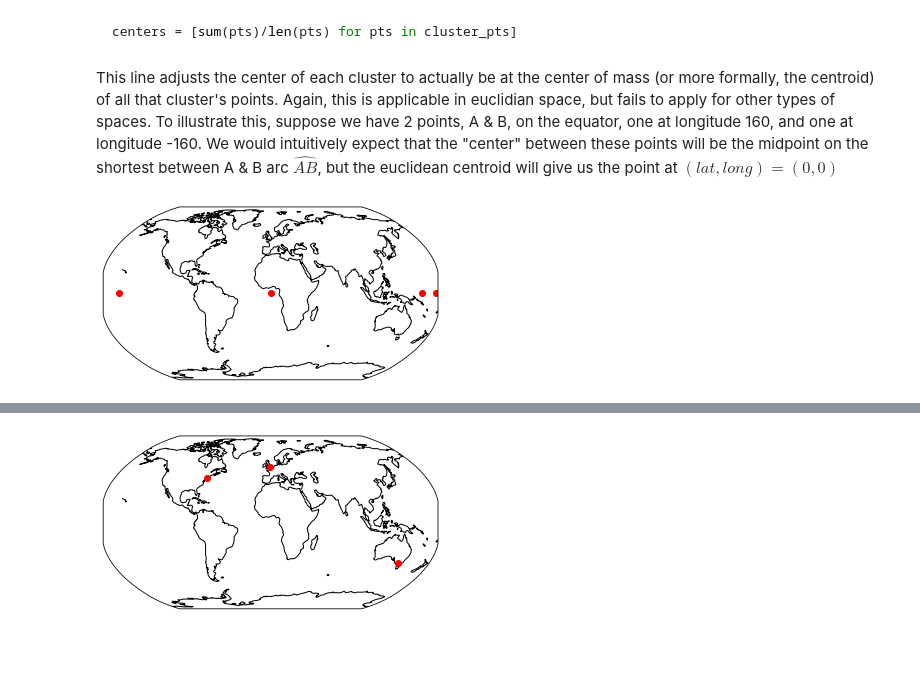
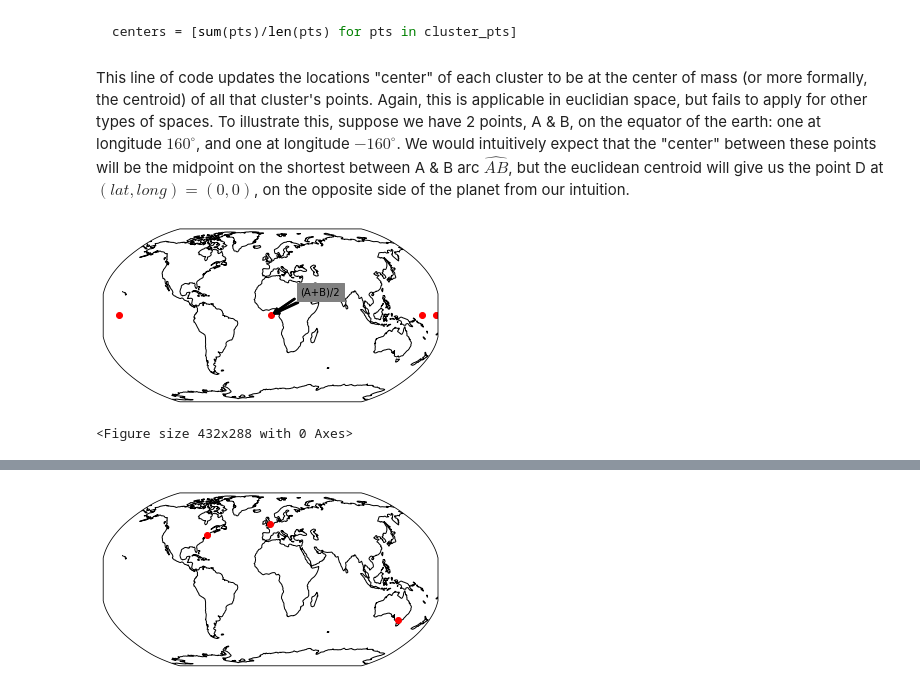
Before and after one commit to MaxwellWibert/CheatSheets, a Jupyter notebook: cheatsheet4.ipynb, the cells around one changed output, grey strips where cells are left out. Saved outputs shown, nothing was run; the diff lists cells and outputs as text; code cells hidden in the pictures; blank space fills up the shorter version.

````diff
--- a/cheatsheet4.ipynb
+++ b/cheatsheet4.ipynb
@@ -132,19 +161,42 @@ Also pay attention to the following line of code from the algorithm:
 centers = [sum(pts)/len(pts) for pts in cluster_pts]
 ```
 # %% [markdown]
-This line adjusts the center of each cluster to actually be at the center of mass (or more formally, the centroid) of all that cluster's points. Again, this is applicable in euclidian space, but fails to apply for other types of spaces. To illustrate this, suppose we have 2 points, A & B, on the equator, one at longitude 160, and one at longitude -160. We would intuitively expect that the "center" between these points will be the midpoint on the shortest between A & B arc $\widehat{AB}$, but the euclidean centroid will give us the point at $(lat,long)=(0,0)$
+This line of code updates the locations "center" of each cluster to be at the center of mass (or more formally, the centroid) of all that cluster's points. Again, this is applicable in euclidian space, but fails to apply for other types of spaces. To illustrate this, suppose we have 2 points, A & B, on the equator of the earth: one at longitude $160^{\circ}$, and one at longitude $-160^{\circ}$. We would intuitively expect that the "center" between these points will be the midpoint on the shortest between A & B arc $\widehat{AB}$, but the euclidean centroid will give us the point D at $(lat,long)=(0,0)$, on the opposite side of the planet from our intuition.
-# %%
-fig = plt.figure()
-ax = fig.add_subplot(1, 1, 1, projection=ccrs.Robinson())
-A = [0, -160]
-B = [0, 160]
-C = [0, 175] #should be [0, 180], but plot cuts off at edges
-D = [0, 0]
-lats = [coords[0] for coords in [A, B, C, D]]
-lngs = [coords[1] for coords in [A, B, C, D]]
-ax.coastlines()
-ax.plot(lngs, lats, "o", color="red", transform=ccrs.PlateCarree())
-ax.set_extent([-180, 180, -90, 90], crs=ccrs.PlateCarree())
-plt.show()
-# %% [output]
-[figure, removed]
+# %%
+import cartopy.crs as ccrs
+import matplotlib.pyplot as plt
+fig = plt.figure()
+ax = fig.add_subplot(1, 1, 1, projection=ccrs.Robinson())
+A = ['A', 0, -160]
+B = ['B', 0, 160]
+C = ['Center', 0, 175] #should be [0, 180], but plot cuts off at edges
+D = ['(A+B)/2', 0, 0]
+
+pt_data = [A, B, C, D]
+lats = [pt[1] for pt in pt_data]
+lngs = [pt[2] for pt in pt_data]
+
+
+
+for name, lng, lat in pt_data:
+    plt.plot(lng, lat, marker='o', markersize=7.0, markeredgewidth=2.5,
+                 markerfacecolor='red', markeredgecolor='white',
+                 transform=ccrs.Robinson())
+    at_x, at_y = ax.projection.transform_point(lng, lat, src_crs=ccrs.Robinson())
+    plt.annotate(
+        name, xy=(at_x, at_y), xytext=(30, 20), textcoords='offset points',
+        color='black', backgroundcolor='grey', size='medium',
+        arrowprops=dict(arrowstyle='->', color='black', linewidth=2.5))
+    at_x, at_y = ax.projection.transform_point(lng, lat, src_crs=ccrs.PlateCarree())
+    #ax.annotate(name, xy=(at_x, at_y), transform=ccrs.PlateCarree())
+ax.coastlines()
+ax.plot(lngs, lats, marker="o", color="red", transform=ccrs.PlateCarree(), linestyle='None')
+
+ax.set_extent([-180, 180, -90, 90], crs=ccrs.PlateCarree())
+
+plt.show()
+plt.savefig('euclidean_avg_sphere', format='png')
+#fix centroid https://stackoverflow.com/questions/37885798/how-to-calculate-the-midpoint-of-several-geolocations-in-python
+# %% [output]
+[figure, added]
+<Figure size 432x288 with 0 Axes>
````
Also changed, not shown: parts of 26 cells of this notebook, 4 other files.
